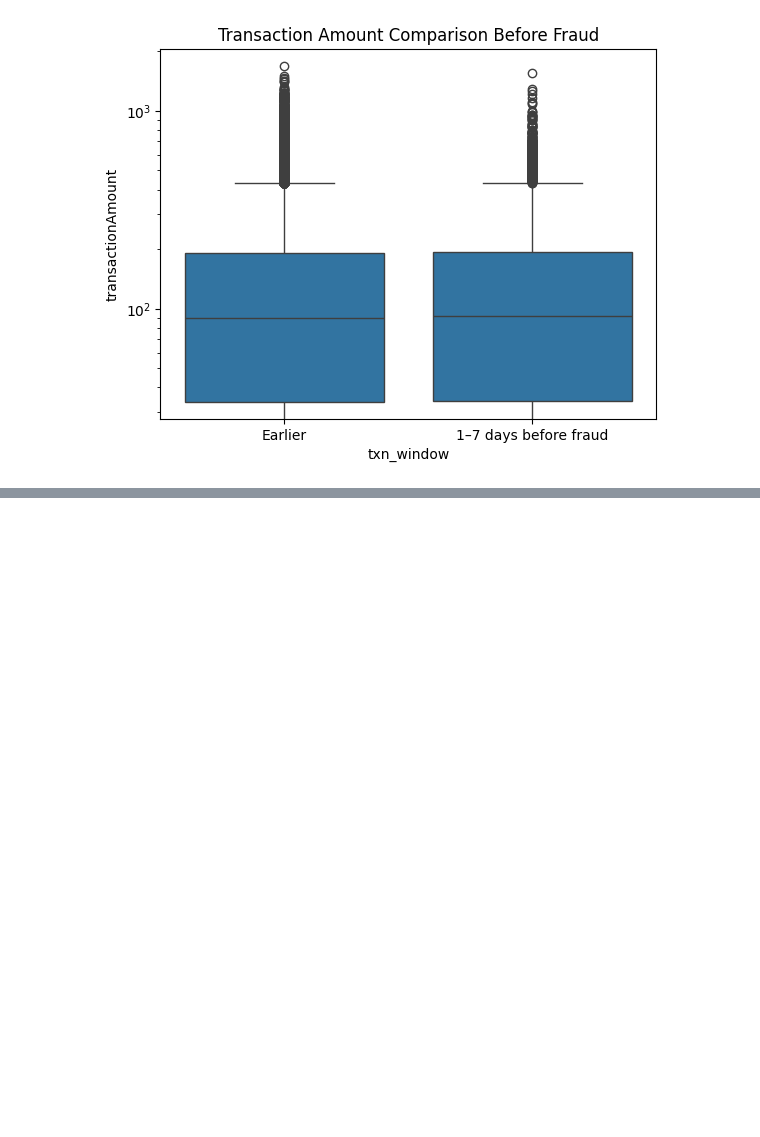
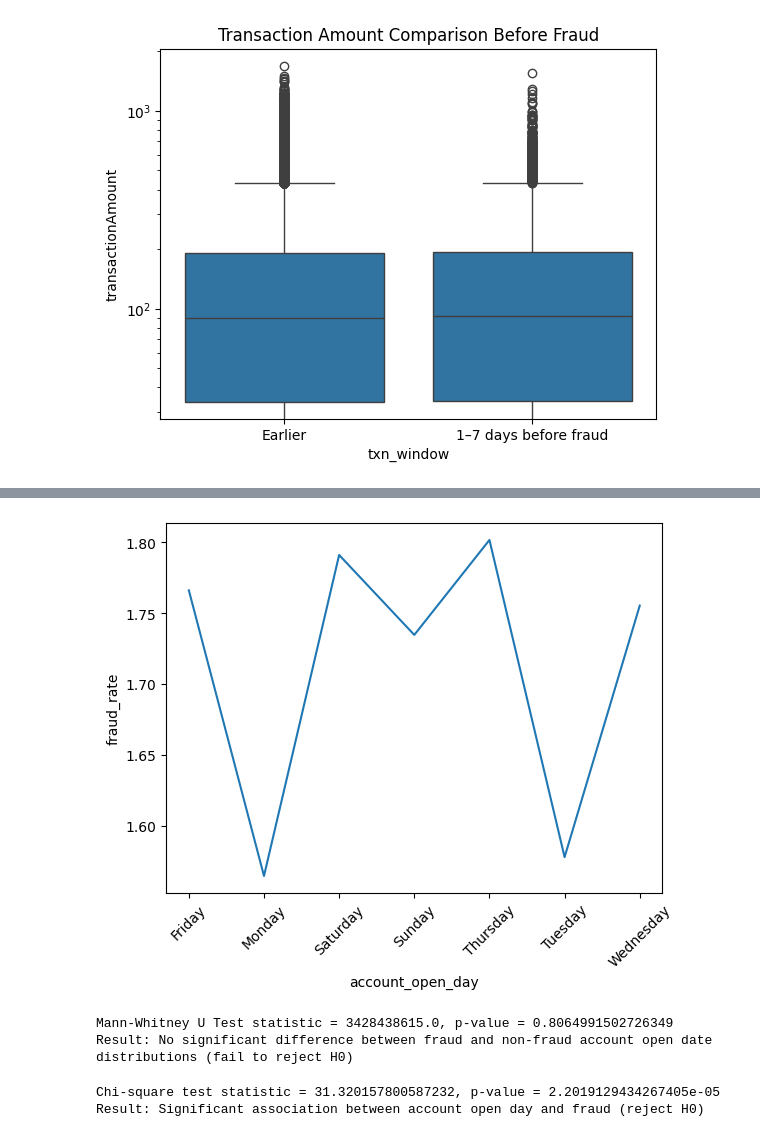
Before and after one commit to 20hnu/EDA_Transaction_dataset, a Jupyter notebook: notebooks/EDA_QuestionsSolution.ipynb, the cells around one changed output, grey strips where cells are left out. Cells and saved outputs as stored; diff of their text form; code cells hidden in the pictures; blank space fills up the shorter version.

```diff
--- a/notebooks/EDA_QuestionsSolution.ipynb
+++ b/notebooks/EDA_QuestionsSolution.ipynb
@@ -2165,0 +2273,2 @@ plt.show()
+# %%
+transaction_df["day_of_week"] = transaction_df["transactionDateTime"].dt.day_name()
@@ -2165,0 +2409,3 @@ plt.show()
+# %%
+transaction_df["account_open_day"] = transaction_df["accountOpenDate"].dt.day_name()
+transaction_df["account_open_day"].value_counts()
@@ -2165,0 +2434,7 @@ plt.show()
+# %%
+grouped = transaction_df.groupby("account_open_day")["isFraud"].agg(
+    total_transactions = "count",
+    fraud_transaction = "sum",
+    fraud_rate = "mean"
+).reset_index()
+grouped["fraud_rate"] = grouped["fraud_rate"] * 100
@@ -2165,0 +2452,38 @@ plt.show()
+# %%
+#visualize fraud rate by account open day
+
+sns.lineplot(grouped, x = "account_open_day", y = "fraud_rate")
+plt.xticks(rotation=45)
+plt.show()
+# %% [output]
+[figure, added]
+# %%
+#mannwhitneyu test
+from scipy.stats import mannwhitneyu
+# Separate the two groups
+fraud_available_money = transaction_df[transaction_df["isFraud"] == 1]["accountOpenDate"]
+non_fraud_available_money = transaction_df[transaction_df["isFraud"] == 0]["accountOpenDate"]
+stat, p_value = mannwhitneyu(fraud_available_money, non_fraud_available_money, alternative='two-sided')
+print(f"Mann-Whitney U Test statistic = {stat}, p-value = {p_value}")
+alpha = 0.05
+if p_value < alpha:
+    print("Result: Significant difference between fraud and non-fraud account open date distributions (reject H0)")
+else:
+    print("Result: No significant difference between fraud and non-fraud account open date distributions (fail to reject H0)")
+# %% [output]
+Mann-Whitney U Test statistic = 3428438615.0, p-value = 0.8064991502726349
+Result: No significant difference between fraud and non-fraud account open date distributions (fail to reject H0)
+# %%
+from scipy.stats import chi2_contingency
+#chi-square test between account open day and fraud
+contingency_table = pd.crosstab(transaction_df["account_open_day"], transaction_df["isFraud"])
+chi2, p, _, _ = chi2_contingency(contingency_table)
+print(f"Chi-square test statistic = {chi2}, p-value = {p}")
+alpha = 0.05
+if p < alpha:
+    print("Result: Significant association between account open day and fraud (reject H0)")
+else:
+    print("Result: No significant association between account open day and fraud (fail to reject H0)")
+# %% [output]
+Chi-square test statistic = 31.320157800587232, p-value = 2.2019129434267405e-05
+Result: Significant association between account open day and fraud (reject H0)
```
Also changed, not shown: parts of 36 cells of this notebook, 1 other file.
